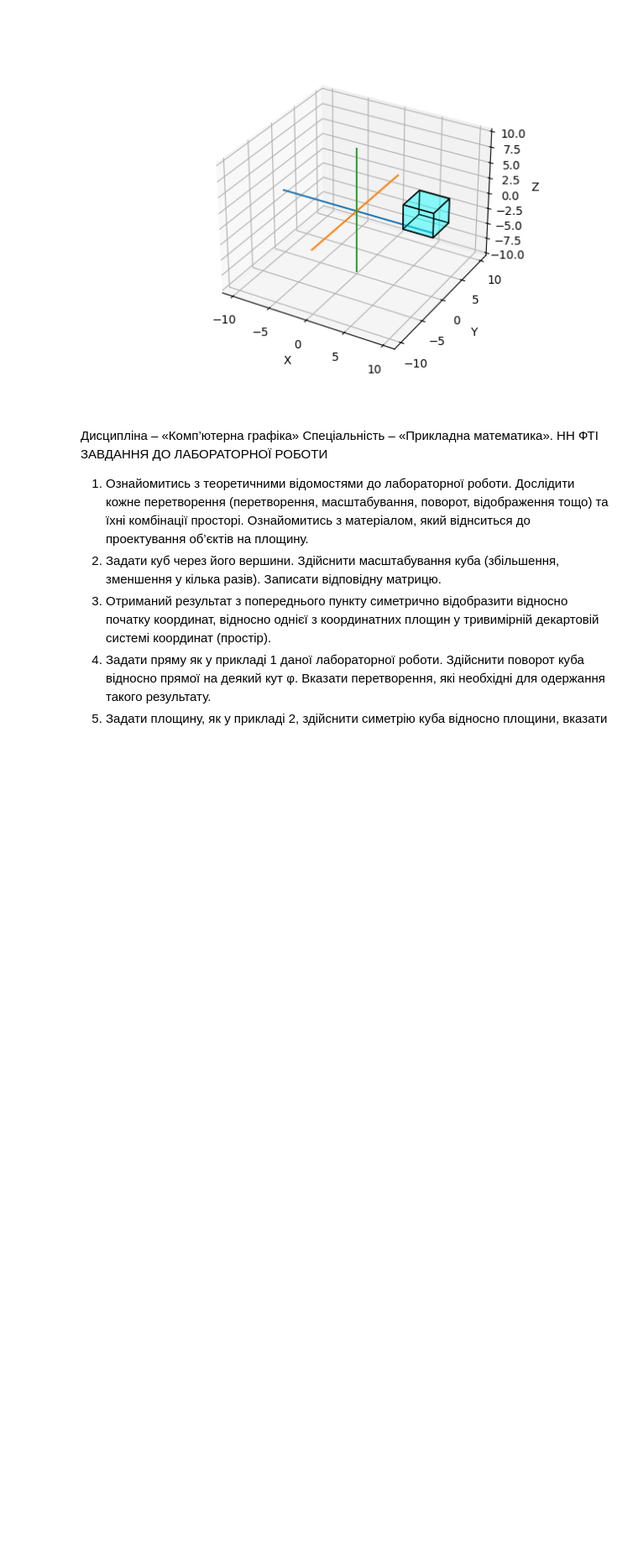
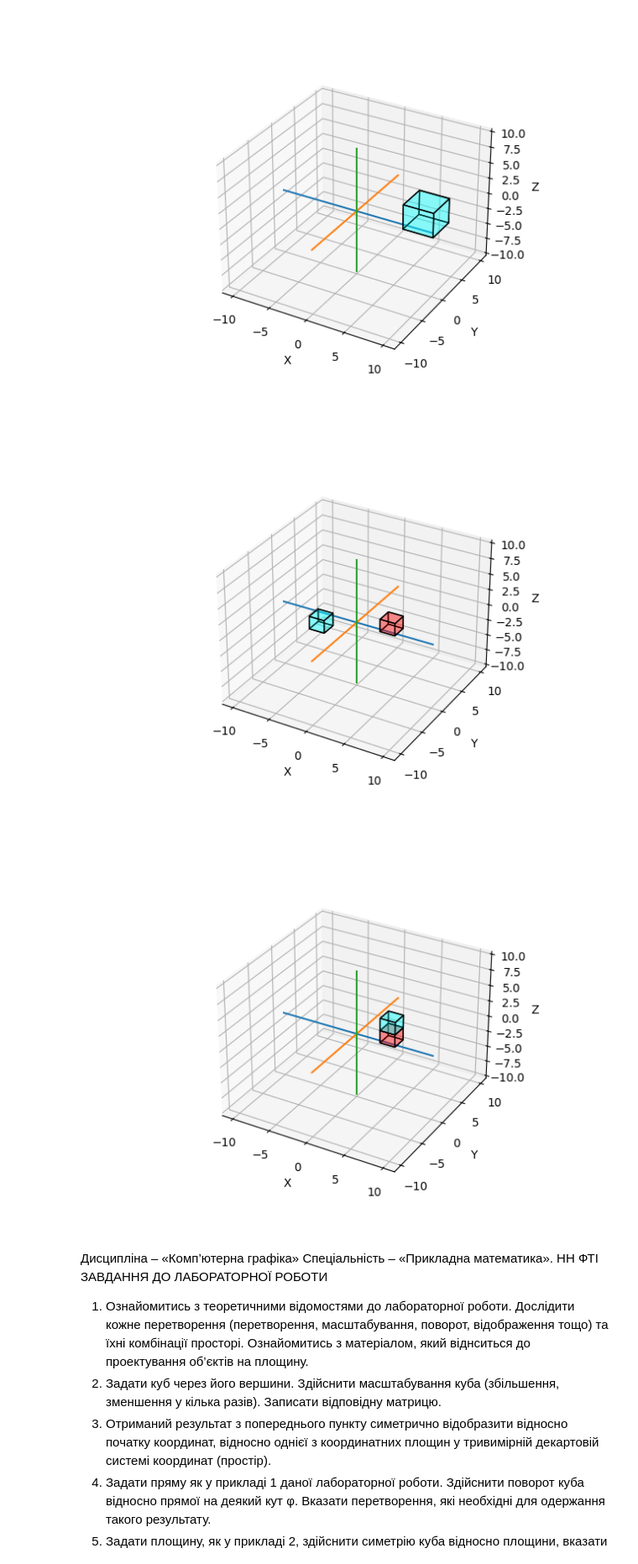
Before and after one commit to KlymentievMaksym/CompGraph, a Jupyter notebook: Lab2.ipynb, the cells around one changed output. Shown at 84% size. Drawn from its saved outputs; the diff is of its cells as text; code cells hidden in the pictures; blank space fills up the shorter version.

Commit message:
Added abbility to put list of 3 num in Cube.scale()

```diff
--- a/Lab2.ipynb
+++ b/Lab2.ipynb
@@ -92,7 +92,7 @@ class Cube:
             self.array[4],
         ])
 
-    def plot3d(self):
+    def plot3d(self, show_standart=False):
         self.create_faces()
         fig = plt.figure()
         ax = fig.add_subplot(projection='3d')
@@ -104,7 +104,8 @@ class Cube:
 
         # plotting cube
         ax.add_collection3d(Poly3DCollection(self.faces, facecolors='cyan', linewidths=1, edgecolors='k', alpha=.25))
-
+        if show_standart:
+            ax.add_collection3d(Poly3DCollection(self.old_faces, facecolors='red', linewidths=1, edgecolors='k', alpha=.25))
         ax.set_xlabel('X')
         ax.set_ylabel('Y')
         ax.set_zlabel('Z')
@@ -113,14 +114,23 @@ class Cube:
 
     # Scaling
     def scale(self, num):
-        for row_index in range(self.array.shape[0]):
-            self.array[row_index] = self.array[row_index] * np.matrix([
-                [num, 0, 0],
-                [0, num, 0],
-                [0, 0, num]
+        if type(num) == int or type(num) == float:
+            for row_index in range(self.array.shape[0]):
+                self.array[row_index] = self.array[row_index] * np.matrix([
+                    [num, 0, 0],
+                    [0, num, 0],
+                    [0, 0, num]
+            ])
+        elif type(num) == list and len(num) == 3:
+            for row_index in range(self.array.shape[0]):
+                self.array[row_index] = self.array[row_index] * np.matrix([
+                    [num[0], 0, 0],
+                    [0, num[1], 0],
+                    [0, 0, num[2]]
             ])
 
     def copy(self):
+        self.old_faces = self.faces.copy()
         return copy.deepcopy(self)
 # %%
 cube = Cube([2, 2, -2], 2)
@@ -138,6 +148,17 @@ cube_scale_2.plot3d()
 # %% [output]
 [figure]
 [figure]
+# %%
+cube_xyz = cube.copy()
+cube_xyz.scale([-1, -1, -1])
+cube_xyz.plot3d(True)
+
+cube_z = cube.copy()
+cube_z.scale([1, 1, -1])
+cube_z.plot3d(True)
+# %% [output]
+[figure, added]
+[figure, added]
 # %% [markdown]
 Дисципліна – «Комп’ютерна графіка»
 Спеціальність – «Прикладна математика». НН ФТІ
```
